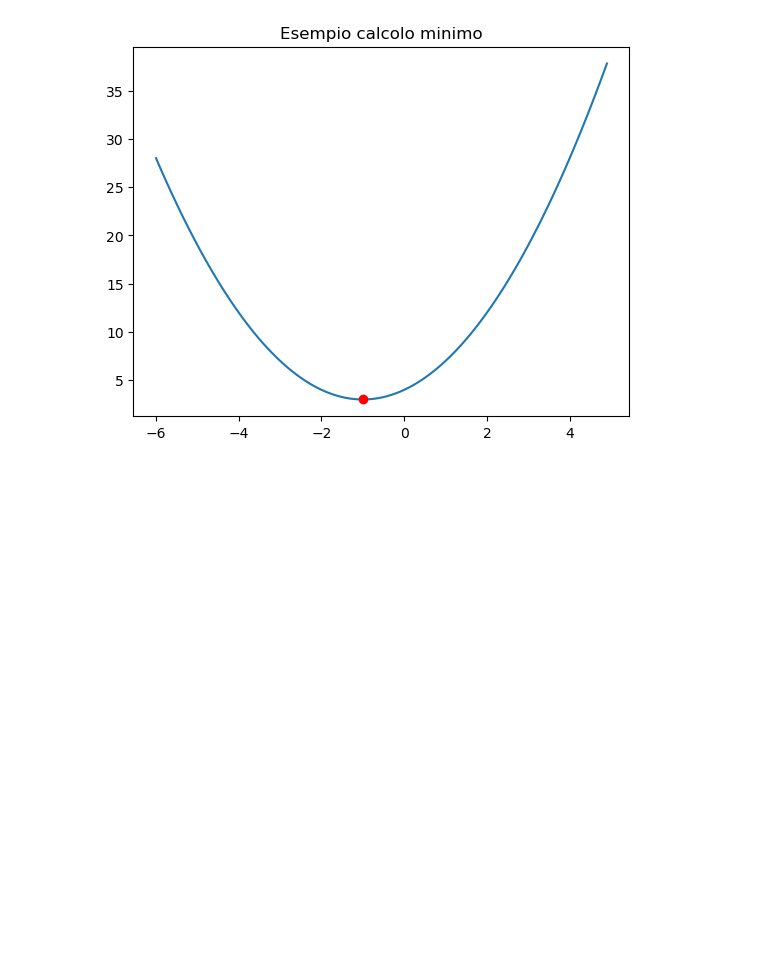
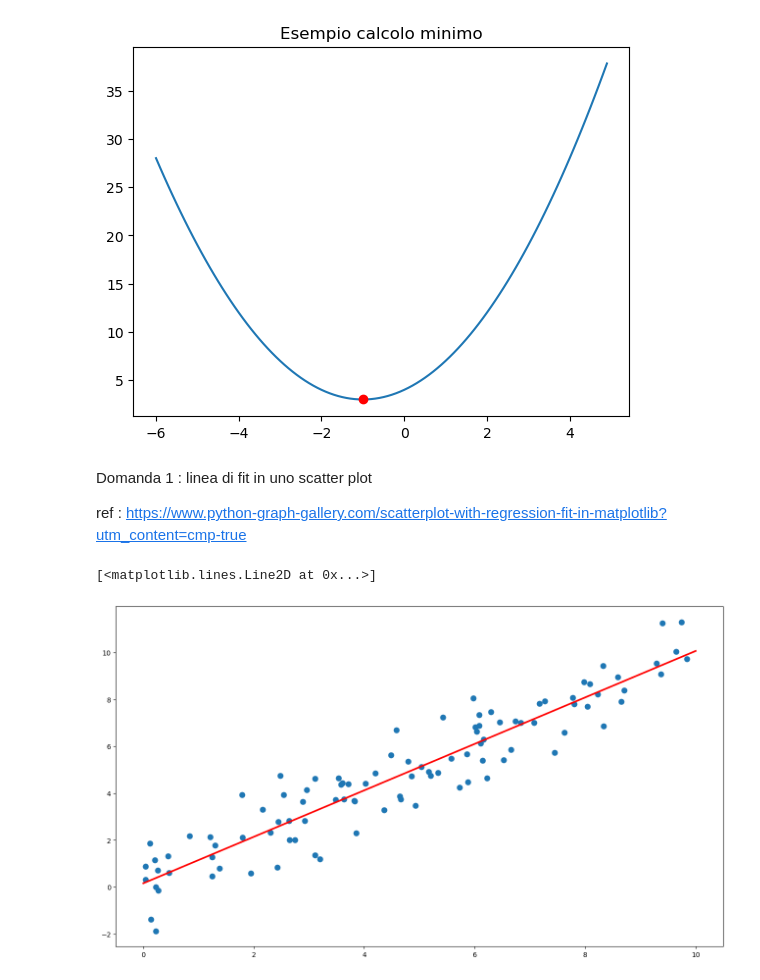
Before and after one commit to AndreaCorvaglia0/python-base, a Jupyter notebook: 8. Matplotlib.ipynb, the cells around one changed output. Saved outputs shown, nothing was run; the diff lists cells and outputs as text; code cells hidden in the pictures; blank space fills up the shorter version.

```diff
--- a/8. Matplotlib.ipynb
+++ b/8. Matplotlib.ipynb
@@ -163,3 +204,30 @@ plt.plot(res.x,res.fun, 'ro')
 # %% [output]
 [<matplotlib.lines.Line2D at 0x...>]
 [figure]
+# %% [markdown]
+Domanda 1 : linea di fit in uno scatter plot
+
+ref : https://www.python-graph-gallery.com/scatterplot-with-regression-fit-in-matplotlib?utm_content=cmp-true
+# %%
+# Generate data
+x =  np.random.uniform(0, 10, size=100) # 100 valori tra 0 e 10
+y = x +  np.random.normal(size=100) # Y = x, ma con un po' di rumore con media 0
+
+
+plt.figure(figsize=(16,9))
+# Add scatterplot
+plt.scatter(x, y, s=60)
+
+# Fit linear regression via least squares with numpy.polyfit
+# It returns an slope (b) and intercept (a)
+# deg=1 means linear fit (i.e. polynomial of degree 1)
+b, a = np.polyfit(x, y, deg=1)
+
+# Create sequence of 100 numbers from 0 to 100
+xseq = np.linspace(0, 10, num=100) # griglia per la visualizzazione
+
+# Plot regression line
+plt.plot(xseq, a + b * xseq, color="r", lw=2.5) # lw -> larghezza della linea
+# %% [output]
+[<matplotlib.lines.Line2D at 0x...>]
+[figure, added]
```
Also changed, not shown: parts of 15 cells of this notebook, 12 other files.
